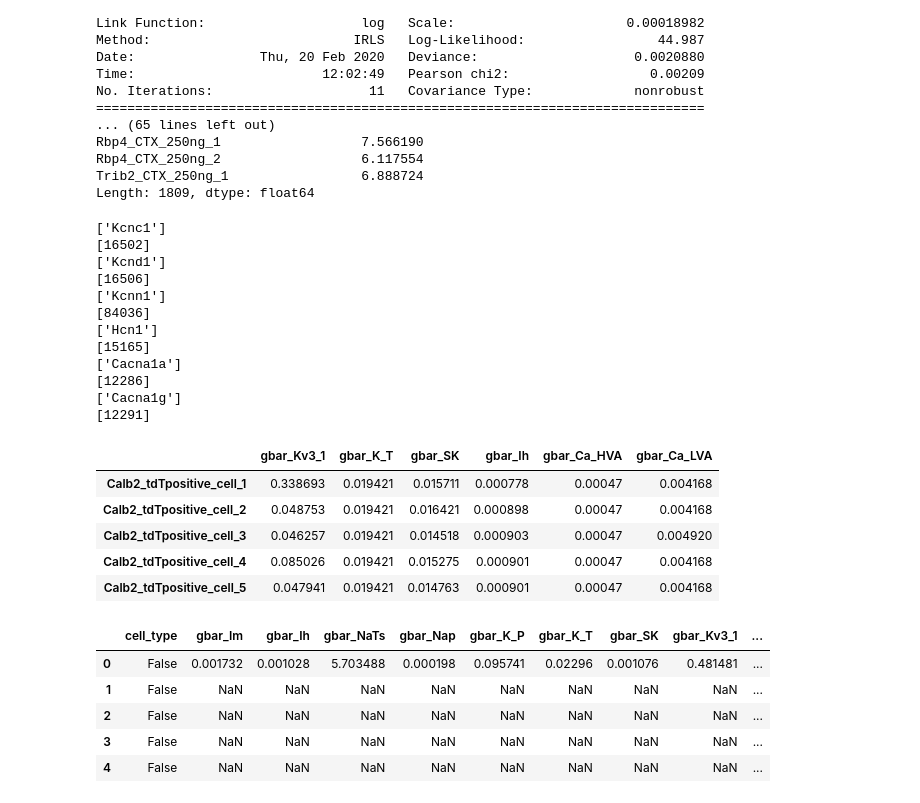
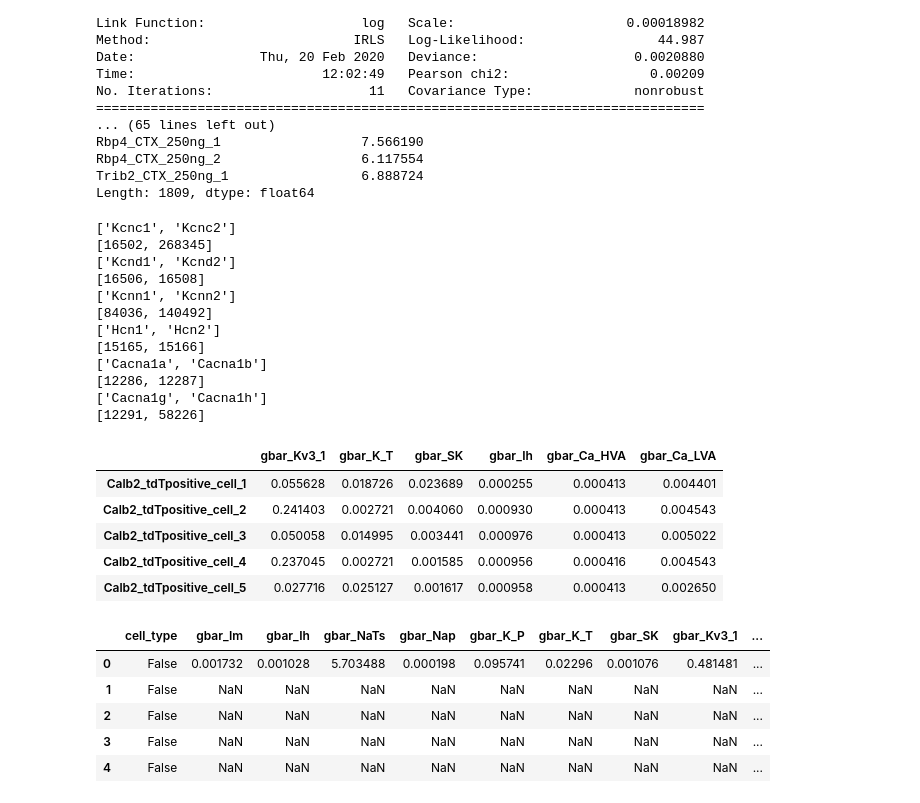
Before and after one commit to allen19981/Conductance_Parameter, a Jupyter notebook: Predictive_comparison_new.ipynb, the cells around one changed output. Drawn from its saved outputs; the diff is of its cells as text; code cells hidden in the pictures.

```diff
--- a/Predictive_comparison_new.ipynb
+++ b/Predictive_comparison_new.ipynb
@@ -438,34 +438,34 @@ Length: 1809, dtype: float64
 # %%
 # run all predictions for all conductances on tasic2016 data
 df = pd.DataFrame()
 for cond in related_RNA.keys():
-    # gene_symbol_list = related_RNA[cond]
-    gene_symbol_list = [related_RNA[cond][0]]
+    gene_symbol_list = related_RNA[cond][0:2]
+    #gene_symbol_list = [related_RNA[cond][0]]
     print(gene_symbol_list)
     fit_model = get_cond_stat_models(cond, gene_symbol_list, sep_layer_cre_parameter_df, log = False)
     predictions = get_gene_exp_cond_predictions(new_cpm, fit_model, gene_symbol_list, log = False)
     df[cond] = predictions
 
 df.head()
 # %% [output]
-['Kcnc1']
-[16502]
-['Kcnd1']
-[16506]
-['Kcnn1']
-[84036]
-['Hcn1']
-[15165]
-['Cacna1a']
-[12286]
-['Cacna1g']
-[12291]
+['Kcnc1', 'Kcnc2']
+[16502, 268345]
+['Kcnd1', 'Kcnd2']
+[16506, 16508]
+['Kcnn1', 'Kcnn2']
+[84036, 140492]
+['Hcn1', 'Hcn2']
+[15165, 15166]
+['Cacna1a', 'Cacna1b']
+[12286, 12287]
+['Cacna1g', 'Cacna1h']
+[12291, 58226]
 |  | gbar_Kv3_1 | gbar_K_T | gbar_SK | gbar_Ih | gbar_Ca_HVA | gbar_Ca_LVA |
-| Calb2_tdTpositive_cell_1 | 0.338693 | 0.019421 | 0.015711 | 0.000778 | 0.00047 | 0.004168 |
-| Calb2_tdTpositive_cell_2 | 0.048753 | 0.019421 | 0.016421 | 0.000898 | 0.00047 | 0.004168 |
-| Calb2_tdTpositive_cell_3 | 0.046257 | 0.019421 | 0.014518 | 0.000903 | 0.00047 | 0.004920 |
-| Calb2_tdTpositive_cell_4 | 0.085026 | 0.019421 | 0.015275 | 0.000901 | 0.00047 | 0.004168 |
-| Calb2_tdTpositive_cell_5 | 0.047941 | 0.019421 | 0.014763 | 0.000901 | 0.00047 | 0.004168 |
+| Calb2_tdTpositive_cell_1 | 0.055628 | 0.018726 | 0.023689 | 0.000255 | 0.000413 | 0.004401 |
+| Calb2_tdTpositive_cell_2 | 0.241403 | 0.002721 | 0.004060 | 0.000930 | 0.000413 | 0.004543 |
+| Calb2_tdTpositive_cell_3 | 0.050058 | 0.014995 | 0.003441 | 0.000976 | 0.000413 | 0.005022 |
+| Calb2_tdTpositive_cell_4 | 0.237045 | 0.002721 | 0.001585 | 0.000956 | 0.000416 | 0.004543 |
+| Calb2_tdTpositive_cell_5 | 0.027716 | 0.025127 | 0.001617 | 0.000958 | 0.000413 | 0.002650 |
 # %%
 # all_features_cell_type[all_features_cell_type['gbar_Ih'] > 0 ].head()
 # cre_line_metadata.head()
```
Also changed, not shown: parts of 3 cells of this notebook.
